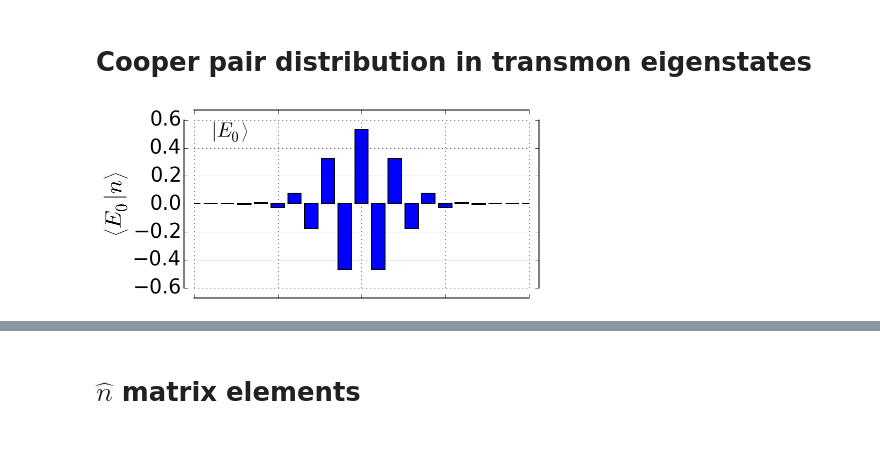
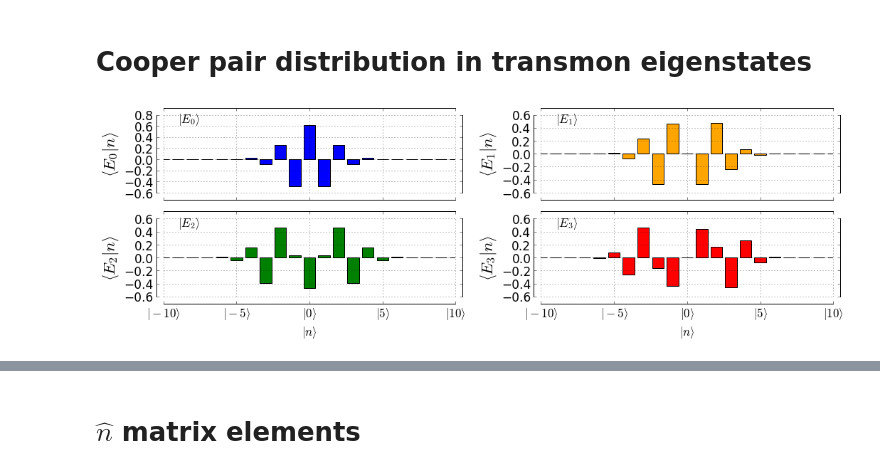
Before and after one commit to vdrhtc/Xmons, a Jupyter notebook: Qutip/CPB cQED.ipynb, the cells around one changed output, grey strips where cells are left out. Saved outputs shown, nothing was run; the diff lists cells and outputs as text; code cells hidden in the pictures; blank space fills up the shorter version.

```diff
--- a/Qutip/CPB cQED.ipynb
+++ b/Qutip/CPB cQED.ipynb
@@ -18,6 +20,8 @@ def annotate_distance(ax, text, point1, point2, linestyle, fontsize, textoffset
             arrowprops={'arrowstyle':'<->', 'linestyle':linestyle, "facecolor":"black"}, fontsize=fontsize);
     ax.annotate(text, point1, (0.5*(point1[0]+point2[0])+textoffset[0], 0.5*(point1[1]+point2[1])+textoffset[1]),
                 fontsize=fontsize)
+# %%
+mpl.style.use('classic')
 # %%
 from scipy import *
 from scipy.constants import e, h, hbar
@@ -53,7 +57,7 @@ E_J(), E_J()*h*1e9, E_J()/E_C(), ω_r()/1e9/2/pi, E_C()
  5.7580225290589127,
  0.46119593635836942)
 # %%
-N_q = 10
+N_q = 20
 N_r = 5
 n_g = 0
 # %%
@@ -337,31 +342,37 @@ g()**2*((evecs_q[2].dag()*n()*evecs_q[3])**2/(ω_r()/2/pi/1e9+evals_q[2] - evals
 # Cooper pair distribution in transmon eigenstates
 # %%
 Φ=0
-n_q = 10
+# n_q = 10
 colors = ["blue", "orange", "green", "red"]
 
-n_state = 0
+n_states = [0,1,2,3]
 evals_q, evecs_q = H_q_isolated().eigenstates()
-vals = []
-ns_pairs = range(0, 2*n_q+1)
-
-for i in ns_pairs:
-    vals.append(real((evecs_q[n_state].dag()*basis(2*n_q+1, i))[0,0]))
+total_vals = []
+ns_pairs = range(0, 2*N_q+1)
+for n_state in n_states:
+    vals = []
+    for i in ns_pairs:
+        vals.append(real((evecs_q[n_state].dag()*basis(2*N_q+1, i))[0,0]))
+    total_vals.append(vals)
 # %%
-plt.bar(array(ns_pairs)-N_q-0.4, vals, color = colors[n_state])
-plt.grid()
-spines()
-plt.gca().annotate(r"$\left.| E_%i\right>$"%n_state, (0,0), xytext=(0.05,0.9), textcoords="axes fraction")
-plt.xlim(-10,10)
-plt.ylabel(r"${\left< E_%i | n \right>}$"%n_state, fontsize=23)
-if n_state%2 != 0:
-    plt.gca().set_xticklabels([r"$\left.| %i \right>$"%i for i in range(-n_q, n_q+1, 5)]);
-    plt.xlabel(r"$\mathbf{\left.|n\right>}$")
-else:
-    plt.gca().set_xticklabels([""])
-plt.gcf().set_size_inches(6,3)
+fig, axes = plt.subplots(2,2, figsize=(15,5))
+axes = ravel(axes)
+for idx, vals in enumerate(total_vals):
+    axes[idx].bar(array(ns_pairs)-N_q-0.4, vals, color = colors[idx])
+    axes[idx].grid()
+    spines(axes[idx])
+    axes[idx].annotate(r"$\left.| E_%i\right>$"%idx, (0,0), xytext=(0.05,0.9), textcoords="axes fraction")
+    axes[idx].set_xlim(-10,10)
+    axes[idx].set_ylabel(r"${\left< E_%i | n \right>}$"%idx, fontsize=23)
+
+    if idx>1:
+        axes[idx].set_xticklabels([r"$\left.| %i \right>$"%i for i in range(-n_q, n_q+1, 5)]);
+        axes[idx].set_xlabel(r"${\left.|n\right>}$")
+    else:
+        axes[idx].set_xticklabels([""])
 #plt.yticks(linspace(-0.5, 0.5, 11))
-plt.savefig("tr_CPD_%i.pdf"%n_state, bbox_inches="tight")
+plt.tight_layout()
+plt.savefig("tr_CPD.pdf", bbox_inches="tight")
 # %% [output]
-[figure, old version]
+[figure, new version]
 # %%
```
Also changed, not shown: parts of 15 cells of this notebook, 28 other files.
